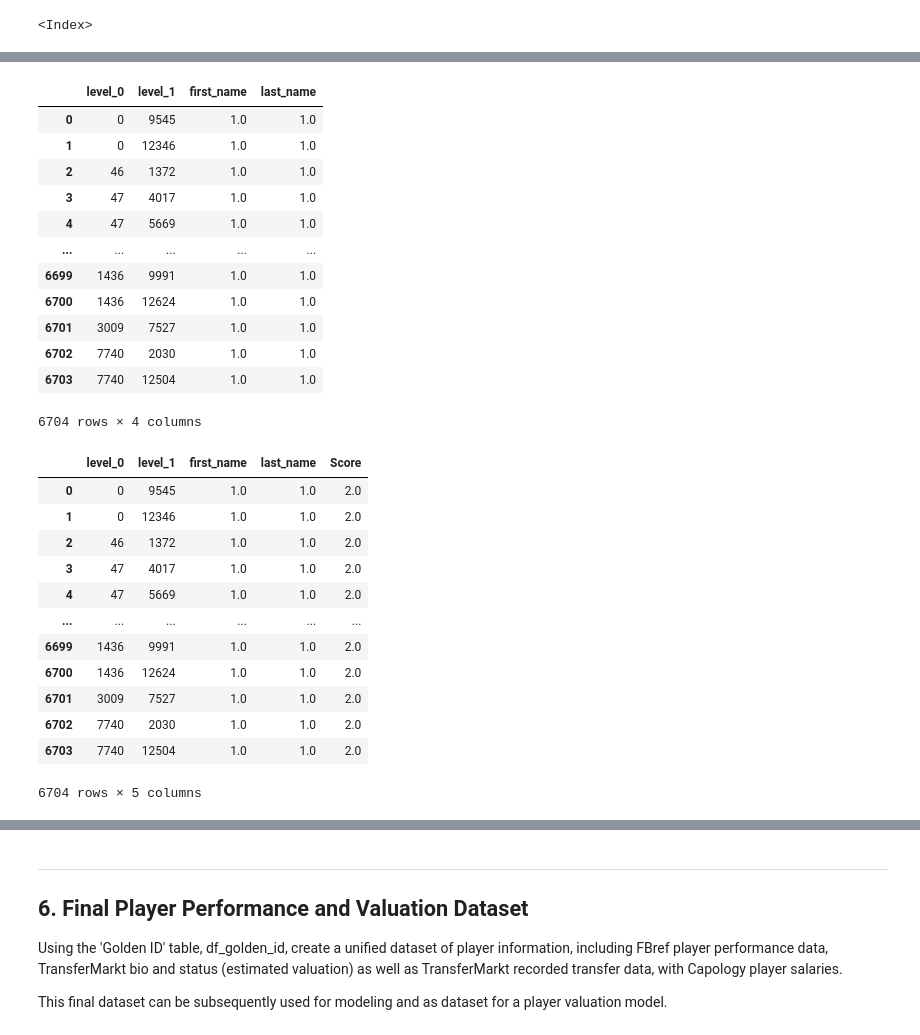
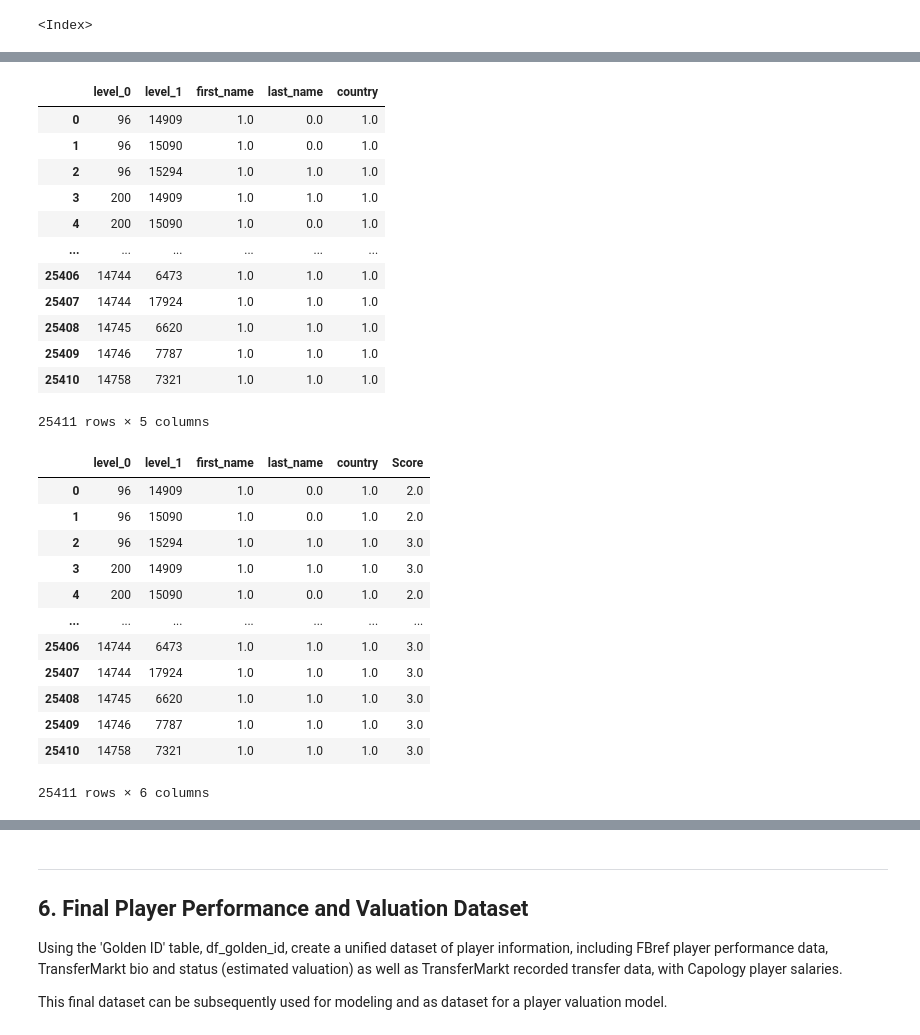
Before and after one commit to eddwebster/football_analytics, a Jupyter notebook: notebooks/4_data_unification/Player Golden ID of Football Datasets.ipynb, the cells around one changed output, grey strips where cells are left out. Drawn from its saved outputs; the diff is of its cells as text; code cells hidden in the pictures.

```diff
--- a/notebooks/4_data_unification/Player Golden ID of Football Datasets.ipynb
+++ b/notebooks/4_data_unification/Player Golden ID of Football Datasets.ipynb
@@ -534,6 +1269,5 @@ potential_matches
 # %%
-potential_matches['Score'] = potential_matches.loc[:, 'first_name': 'last_name'].sum(axis=1)
-#potential_matches['Score'] = potential_matches.loc[:, 'first_name': 'nationality'].sum(axis=1)
+potential_matches['Score'] = potential_matches.loc[:, 'first_name': 'country'].sum(axis=1)
 
 # Display DataFrame of potential matches, potential_matches
 potential_matches
@@ -751,6 +1486,6 @@ indexer.block(left_on = ['firstinitial_lower', 'outfielder_goalkeeper'],
 <Index>
 # %%
 # Record Linkage Step 2 - Build up all the potential candidates to check:
-candidates = indexer.index(df_fbref_players_select, df_capology_select)
+candidates = indexer.index(df_merge_fbref_tm, df_capology)
 print(len(candidates))
 # %% [output]
@@ -759,21 +1494,28 @@ print(len(candidates))
 # Record Linkage Step 3 - Define how we to perform the comparison logic
 compare = recordlinkage.Compare()
 
-compare.string('firstname_lower',
-               'firstname_lower',
+compare.string('first_name_lower',
+               'first_name_lower',
                method='levenshtein',
                threshold=0.60,
                label='first_name'
               )
 
-compare.string('lastname_lower',
-               'lastname_lower',
+compare.string('last_name_lower',
+               'last_name_lower',
                method='levenshtein',
                threshold=0.60,
                label='last_name'
               )
 
-features = compare.compute(candidates, df_fbref_players_select, df_capology_select)
+compare.string('country_lower',
+               'country_lower',
+               method='levenshtein',
+               threshold=0.60,
+               label='country'
+              )
+
+features = compare.compute(candidates, df_merge_fbref_tm, df_capology)
 # %%
 # Record Linkage Step 4 - view the potential candidates
 features
@@ -801,39 +1544,38 @@ features.sum(axis=1).value_counts().sort_index(ascending=False)
 dtype: int64
 # %%
 # Show records that have match by index number
-potential_matches = features[features.sum(axis=1) == 2].reset_index()
+potential_matches = features[features.sum(axis=1) >= 2].reset_index()
 potential_matches
 # %% [output]
-|  | level_0 | level_1 | first_name | last_name |
-| 0 | 0 | 9545 | 1.0 | 1.0 |
-| 1 | 0 | 12346 | 1.0 | 1.0 |
-| 2 | 46 | 1372 | 1.0 | 1.0 |
-| 3 | 47 | 4017 | 1.0 | 1.0 |
-| 4 | 47 | 5669 | 1.0 | 1.0 |
-| ... | ... | ... | ... | ... |
-| 6699 | 1436 | 9991 | 1.0 | 1.0 |
-| 6700 | 1436 | 12624 | 1.0 | 1.0 |
-| 6701 | 3009 | 7527 | 1.0 | 1.0 |
-| 6702 | 7740 | 2030 | 1.0 | 1.0 |
-| 6703 | 7740 | 12504 | 1.0 | 1.0 |
+|  | level_0 | level_1 | first_name | last_name | country |
+| 0 | 96 | 14909 | 1.0 | 0.0 | 1.0 |
+| 1 | 96 | 15090 | 1.0 | 0.0 | 1.0 |
+| 2 | 96 | 15294 | 1.0 | 1.0 | 1.0 |
+| 3 | 200 | 14909 | 1.0 | 1.0 | 1.0 |
+| 4 | 200 | 15090 | 1.0 | 0.0 | 1.0 |
+| ... | ... | ... | ... | ... | ... |
+| 25406 | 14744 | 6473 | 1.0 | 1.0 | 1.0 |
+| 25407 | 14744 | 17924 | 1.0 | 1.0 | 1.0 |
+| 25408 | 14745 | 6620 | 1.0 | 1.0 | 1.0 |
+| 25409 | 14746 | 7787 | 1.0 | 1.0 | 1.0 |
+| 25410 | 14758 | 7321 | 1.0 | 1.0 | 1.0 |
-6704 rows × 4 columns
+25411 rows × 5 columns
 # %%
-potential_matches['Score'] = potential_matches.loc[:, 'first_name': 'last_name'].sum(axis=1)
-#potential_matches['Score'] = potential_matches.loc[:, 'first_name': 'nationality'].sum(axis=1)
+potential_matches['Score'] = potential_matches.loc[:, 'first_name': 'country'].sum(axis=1)
 
 # Display DataFrame of potential matches, potential_matches
 potential_matches
 # %% [output]
-|  | level_0 | level_1 | first_name | last_name | Score |
-| 0 | 0 | 9545 | 1.0 | 1.0 | 2.0 |
-| 1 | 0 | 12346 | 1.0 | 1.0 | 2.0 |
-| 2 | 46 | 1372 | 1.0 | 1.0 | 2.0 |
-| 3 | 47 | 4017 | 1.0 | 1.0 | 2.0 |
-| 4 | 47 | 5669 | 1.0 | 1.0 | 2.0 |
-| ... | ... | ... | ... | ... | ... |
-| 6699 | 1436 | 9991 | 1.0 | 1.0 | 2.0 |
-| 6700 | 1436 | 12624 | 1.0 | 1.0 | 2.0 |
-| 6701 | 3009 | 7527 | 1.0 | 1.0 | 2.0 |
-| 6702 | 7740 | 2030 | 1.0 | 1.0 | 2.0 |
-| 6703 | 7740 | 12504 | 1.0 | 1.0 | 2.0 |
+|  | level_0 | level_1 | first_name | last_name | country | Score |
+| 0 | 96 | 14909 | 1.0 | 0.0 | 1.0 | 2.0 |
+| 1 | 96 | 15090 | 1.0 | 0.0 | 1.0 | 2.0 |
+| 2 | 96 | 15294 | 1.0 | 1.0 | 1.0 | 3.0 |
+| 3 | 200 | 14909 | 1.0 | 1.0 | 1.0 | 3.0 |
+| 4 | 200 | 15090 | 1.0 | 0.0 | 1.0 | 2.0 |
+| ... | ... | ... | ... | ... | ... | ... |
+| 25406 | 14744 | 6473 | 1.0 | 1.0 | 1.0 | 3.0 |
+| 25407 | 14744 | 17924 | 1.0 | 1.0 | 1.0 | 3.0 |
+| 25408 | 14745 | 6620 | 1.0 | 1.0 | 1.0 | 3.0 |
+| 25409 | 14746 | 7787 | 1.0 | 1.0 | 1.0 | 3.0 |
+| 25410 | 14758 | 7321 | 1.0 | 1.0 | 1.0 | 3.0 |
-6704 rows × 5 columns
+25411 rows × 6 columns
```
Also changed, not shown: parts of 219 cells of this notebook.
